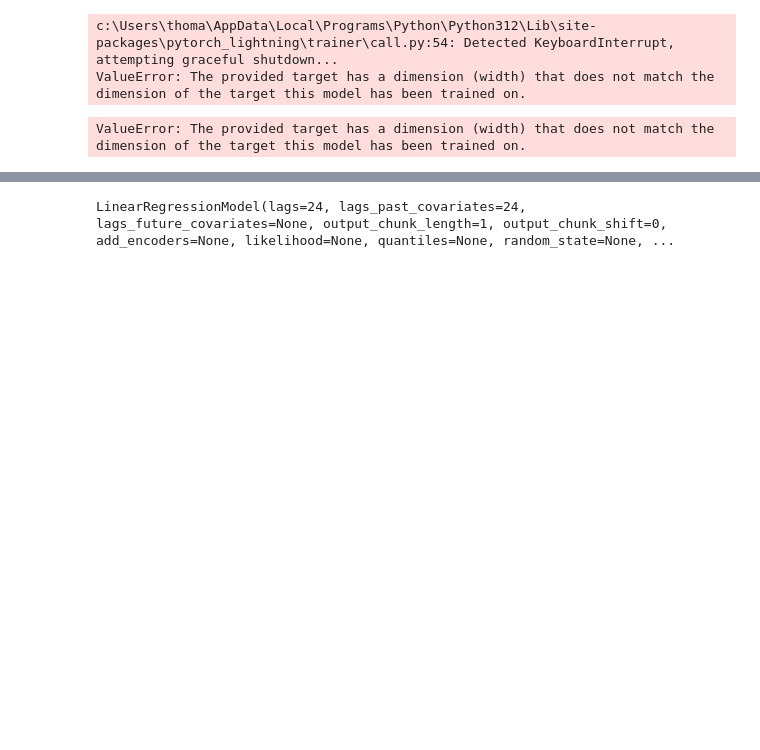
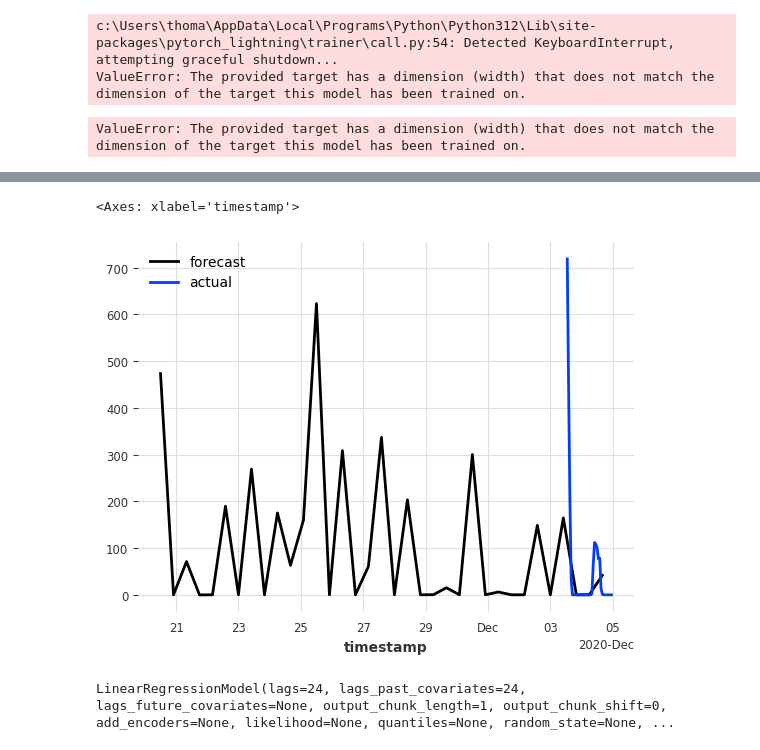
Before and after one commit to iffthomas/Axpo-Datathon-Challenge-2024, a Jupyter notebook: notebooks/spot_market.ipynb, the cells around one changed output, grey strips where cells are left out. Drawn from its saved outputs; the diff is of its cells as text; code cells hidden in the pictures; blank space fills up the shorter version.

```diff
--- a/notebooks/spot_market.ipynb
+++ b/notebooks/spot_market.ipynb
@@ -225,3 +288,8 @@ ValueError: The provided target has a dimension (width) that does not match the
+# %%
+backtest[-35:].plot(label='forecast')
+# %% [output]
+<Axes: xlabel='timestamp'>
+[figure, added]
 # %%
 train, val = series.split_after(0.8)
 train_target, val_target = train.univariate_component(0), val.univariate_component(0)
```
Also changed, not shown: parts of 5 cells of this notebook.
